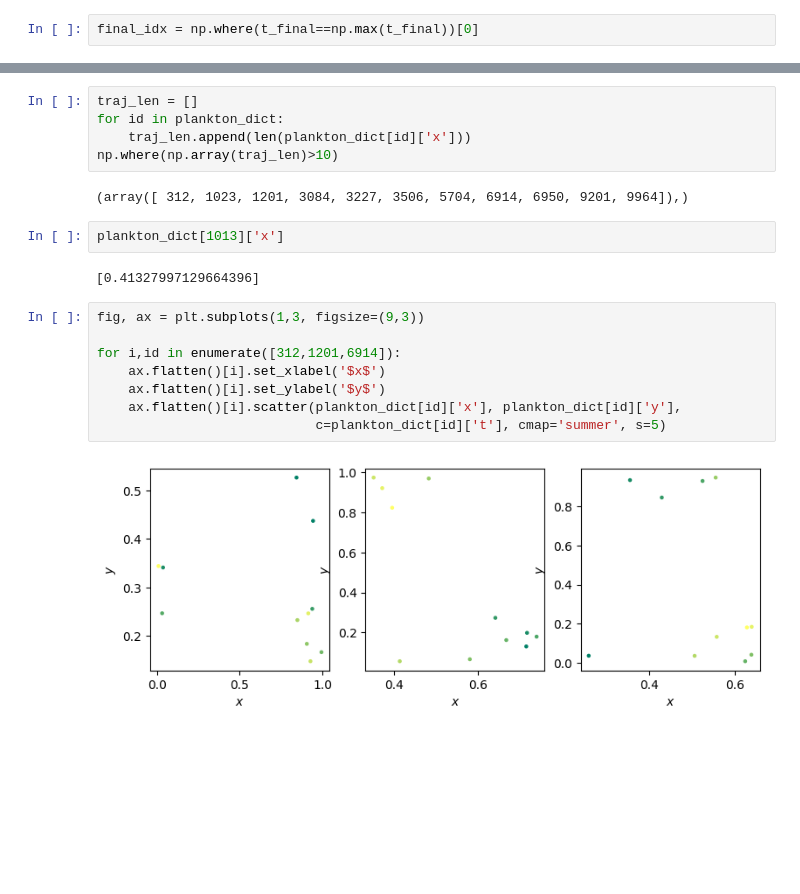
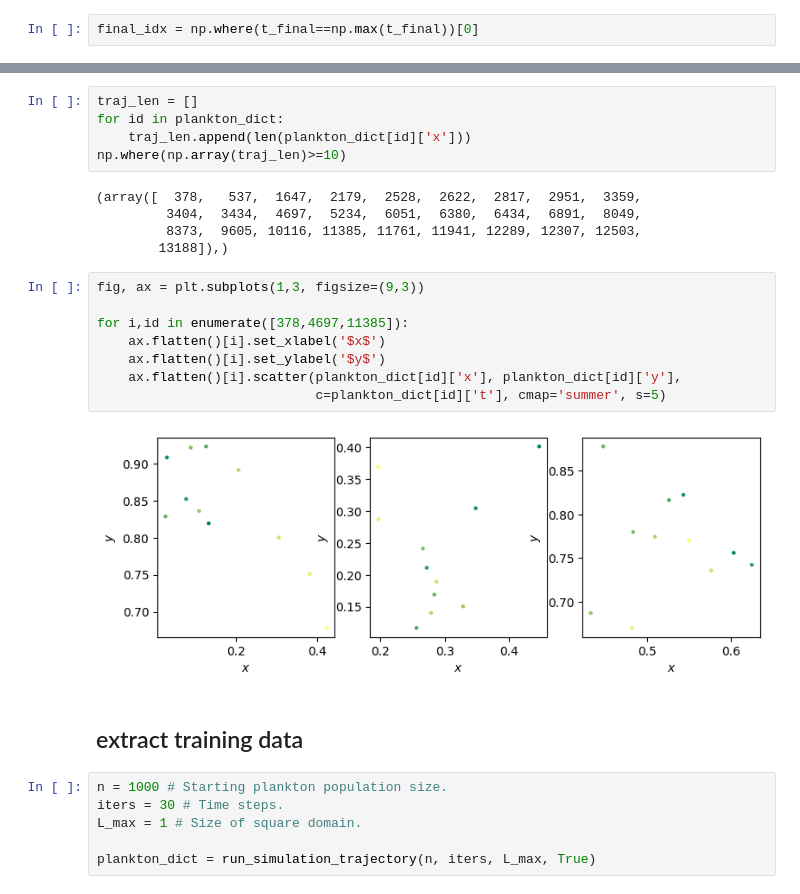
Before and after one commit to KatharinaBracher/Brownian-Bug-Model, a Jupyter notebook: trajectory.ipynb, the cells around one changed output, grey strips where cells are left out. Saved outputs shown, nothing was run; the diff lists cells and outputs as text; blank space fills up the shorter version.

Commit message:
training data

```diff
--- a/trajectory.ipynb
+++ b/trajectory.ipynb
@@ -67,20 +64,27 @@ plt.show()
 traj_len = []
 for id in plankton_dict:
     traj_len.append(len(plankton_dict[id]['x']))
-np.where(np.array(traj_len)>10)
+np.where(np.array(traj_len)>=10)
 # %% [output]
-(array([ 312, 1023, 1201, 3084, 3227, 3506, 5704, 6914, 6950, 9201, 9964]),)
+(array([  378,   537,  1647,  2179,  2528,  2622,  2817,  2951,  3359,
+         3404,  3434,  4697,  5234,  6051,  6380,  6434,  6891,  8049,
+         8373,  9605, 10116, 11385, 11761, 11941, 12289, 12307, 12503,
+        13188]),)
-# %%
-plankton_dict[1013]['x']
-# %% [output]
-[0.41327997129664396]
 # %%
 fig, ax = plt.subplots(1,3, figsize=(9,3))
 
-for i,id in enumerate([312,1201,6914]):
+for i,id in enumerate([378,4697,11385]):
     ax.flatten()[i].set_xlabel('$x$')
     ax.flatten()[i].set_ylabel('$y$')
     ax.flatten()[i].scatter(plankton_dict[id]['x'], plankton_dict[id]['y'],
                             c=plankton_dict[id]['t'], cmap='summer', s=5)
 # %% [output]
-[figure, old version]
+[figure, new version]
+# %% [markdown]
+## extract training data
+# %%
+n = 1000 # Starting plankton population size.
+iters = 30 # Time steps.
+L_max = 1 # Size of square domain.
+
+plankton_dict = run_simulation_trajectory(n, iters, L_max, True)
```
Also changed, not shown: parts of 7 cells of this notebook, 1 other file.
